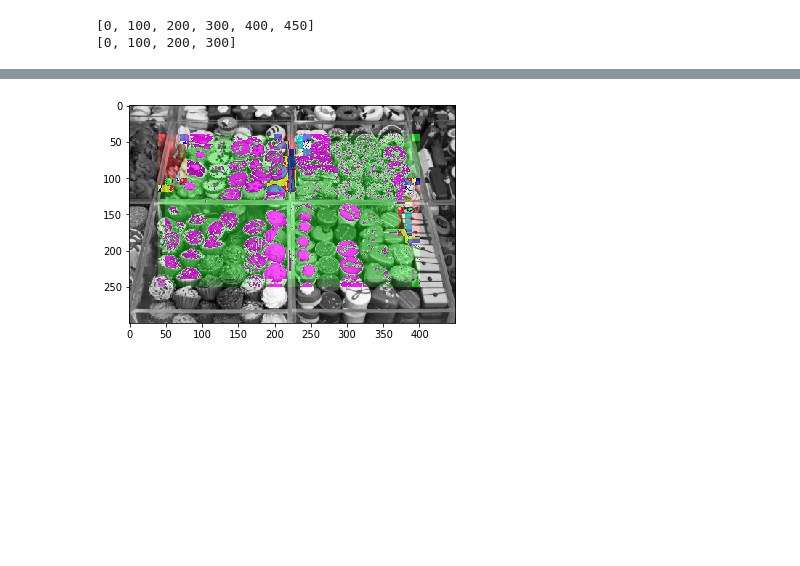
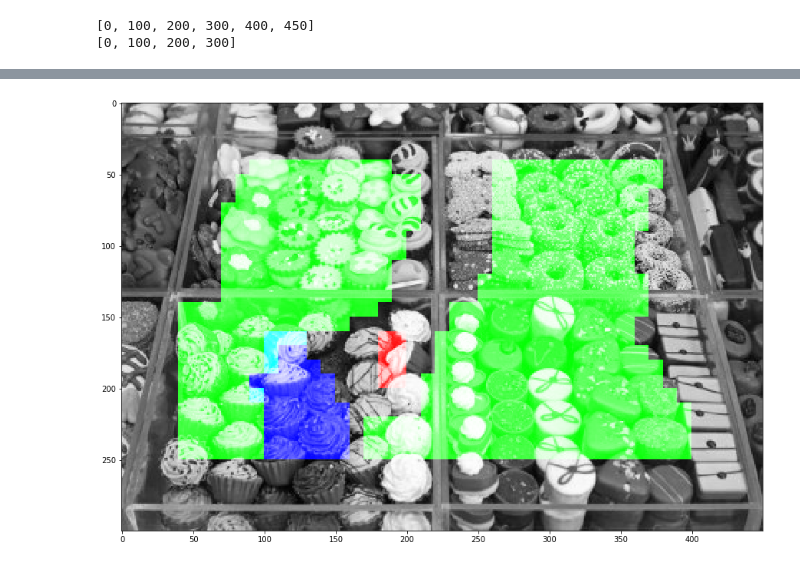
Before and after one commit to Christina174/cnn-bakery-products, a Jupyter notebook: slideWindow.ipynb, the cells around one changed output, grey strips where cells are left out. Cells and saved outputs as stored; diff of their text form; code cells hidden in the pictures; blank space fills up the shorter version.

```diff
--- a/slideWindow.ipynb
+++ b/slideWindow.ipynb
@@ -148,15 +155,19 @@ for x in range(len(listX)):
 ... (18 outputs left out)
 # %%
-# второая часть кода обрабатывает изображение с заданным шагом
+# вторая часть кода обрабатывает изображение с заданным шагом
 #и в зависимости от результата prediction раскрашивает эту часть в определенный цвет
 
 imgM = cv2.imread('forParts.jpg')
+# преобразуем изображение в RGB, его и подаем на анализ
 imgM = cv2.cvtColor(imgM, cv2.COLOR_BGR2RGB)
+# преобразуем в одноканальное изображение в оттенках серого для наглядного изображения анализа изображения
 imgGray = cv2.cvtColor(imgM, cv2.COLOR_RGB2GRAY)
+# преобразуем в RGB, чтобы на изображении отображались цвета
 imgGray = cv2.cvtColor(imgGray, cv2.COLOR_GRAY2RGB)
-
 # шаг, через который будет обрабатываться изображение
 step = 10
+# порог, превышение которого отразится на изображении выделением цвета соответствующего класса
+t = 0.5
 for y in range(int(img_height/2), int(imgM.shape[0]-img_height/2),step):
     for x in range(int(img_width/2), int(imgM.shape[1]-img_width/2),step):
         xS = int(x - img_width/2)
@@ -166,26 +177,24 @@ for y in range(int(img_height/2), int(imgM.shape[0]-img_height/2),step):
         imgSmall = imgM[yS:ySn, xS:xSn]
         imgSmall = image.img_to_array(imgSmall)
         imgSmall = np.expand_dims(imgSmall, axis=0)
-        #imgSmall /= 255
+
+        imgSmall /= 255
         prediction = model.predict(imgSmall)
 
         # из библиотеки numpy используем функцию argmax для отображения максимального значения
-        prediction = np.argmax(prediction)
-        if prediction == 0:#cruassan
-            c = imgGray[(y-step) : (y+step), (x-step) : (x+step),0]+150
-            c[c > 255] = 255
-            imgGray[(y-step) : (y+step), (x-step) : (x+step),0] = c
-        if prediction == 2:#ponchik
-            c = imgGray[(y-step) : (y+step), (x-step) : (x+step),1]+150
-            c[c > 255] = 255
-            imgGray[(y-step) : (y+step), (x-step) : (x+step),1] = c
-        if prediction == 3:#zavitok
-            c = imgGray[(y-step) : (y+step), (x-step) : (x+step),2]+150
-            c[c > 255] = 255
-            imgGray[(y-step) : (y+step), (x-step) : (x+step),2] = c
+        i = np.argmax(prediction)
 
-
-plt.imshow(imgGray)
-plt.show()
+        if prediction[0,i] <= t:
+            continue
+        if i == 0:#cruassan
+            imgGray[(y-step) : (y+step), (x-step) : (x+step),0] = 255
+        if i == 2:#ponchik
+            imgGray[(y-step) : (y+step), (x-step) : (x+step),1] = 255
+        if i == 3:#zavitok
+            imgGray[(y-step) : (y+step), (x-step) : (x+step),2] = 255
-# %% [output]
-[figure, removed]
+# %%
+plt.figure(figsize=(15,15))
+plt.imshow(imgGray)
+plt.show()
+# %% [output]
+[figure, added]
```
Also changed, not shown: parts of 1 cell of this notebook.
